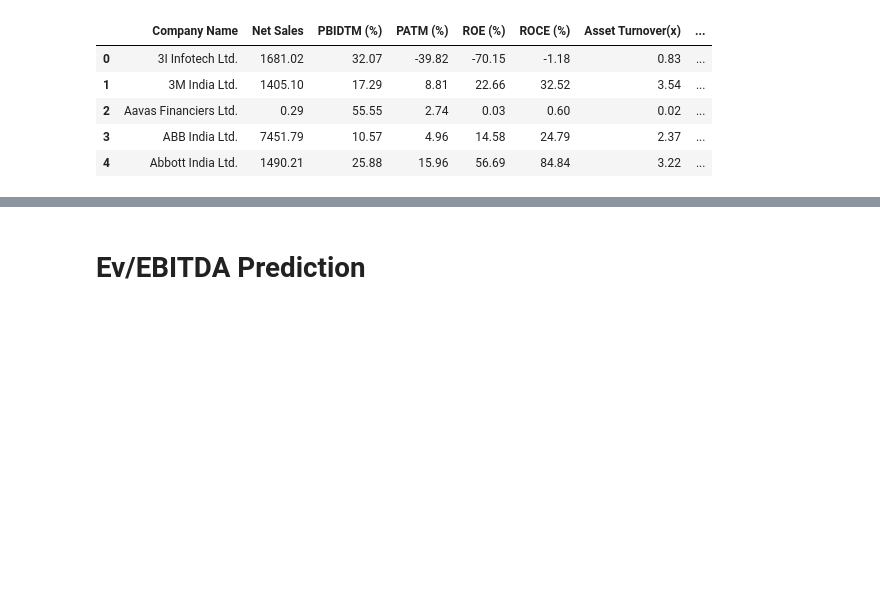
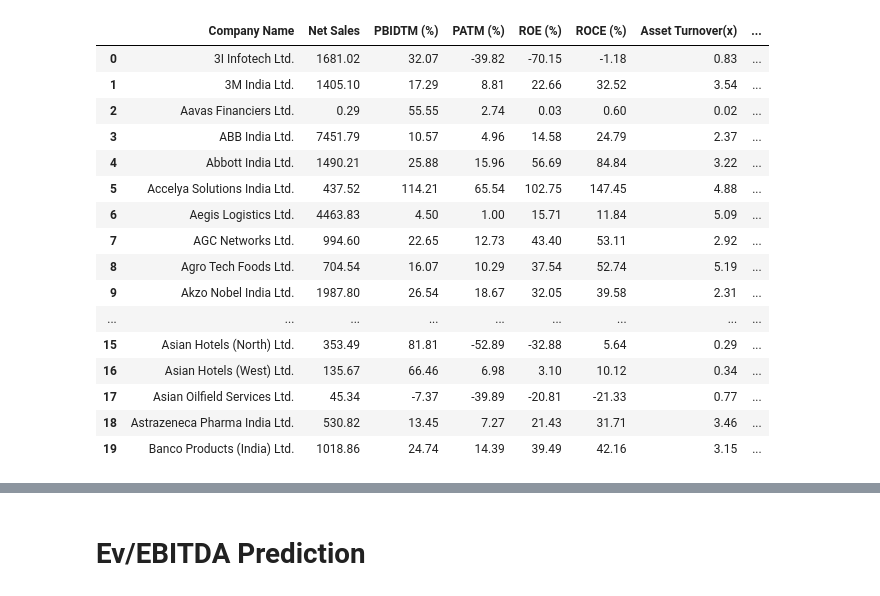
Before and after one commit to RohanTrix/Stock-market-predictor, a Jupyter notebook: MNC_Day3.ipynb, the cells around one changed output, grey strips where cells are left out. Saved outputs shown, nothing was run; the diff lists cells and outputs as text; code cells hidden in the pictures; blank space fills up the shorter version.

```diff
--- a/MNC_Day3.ipynb
+++ b/MNC_Day3.ipynb
@@ -14,14 +14,25 @@ import seaborn as sns
 # %%
 data = pd.read_csv('dataset3.csv')
 # %%
-data.head()
+data.head(20)
 # %% [output]
 |  | Company Name | Net Sales | PBIDTM (%) | PATM (%) | ROE (%) | ROCE (%) | Asset Turnover(x) | ... |
 | 0 | 3I Infotech Ltd. | 1681.02 | 32.07 | -39.82 | -70.15 | -1.18 | 0.83 | ... |
 | 1 | 3M India Ltd. | 1405.10 | 17.29 | 8.81 | 22.66 | 32.52 | 3.54 | ... |
 | 2 | Aavas Financiers Ltd. | 0.29 | 55.55 | 2.74 | 0.03 | 0.60 | 0.02 | ... |
 | 3 | ABB India Ltd. | 7451.79 | 10.57 | 4.96 | 14.58 | 24.79 | 2.37 | ... |
 | 4 | Abbott India Ltd. | 1490.21 | 25.88 | 15.96 | 56.69 | 84.84 | 3.22 | ... |
+| 5 | Accelya Solutions India Ltd. | 437.52 | 114.21 | 65.54 | 102.75 | 147.45 | 4.88 | ... |
+| 6 | Aegis Logistics Ltd. | 4463.83 | 4.50 | 1.00 | 15.71 | 11.84 | 5.09 | ... |
+| 7 | AGC Networks Ltd. | 994.60 | 22.65 | 12.73 | 43.40 | 53.11 | 2.92 | ... |
+| 8 | Agro Tech Foods Ltd. | 704.54 | 16.07 | 10.29 | 37.54 | 52.74 | 5.19 | ... |
+| 9 | Akzo Nobel India Ltd. | 1987.80 | 26.54 | 18.67 | 32.05 | 39.58 | 2.31 | ... |
+| ... | ... | ... | ... | ... | ... | ... | ... | ... |
+| 15 | Asian Hotels (North) Ltd. | 353.49 | 81.81 | -52.89 | -32.88 | 5.64 | 0.29 | ... |
+| 16 | Asian Hotels (West) Ltd. | 135.67 | 66.46 | 6.98 | 3.10 | 10.12 | 0.34 | ... |
+| 17 | Asian Oilfield Services Ltd. | 45.34 | -7.37 | -39.89 | -20.81 | -21.33 | 0.77 | ... |
+| 18 | Astrazeneca Pharma India Ltd. | 530.82 | 13.45 | 7.27 | 21.43 | 31.71 | 3.46 | ... |
+| 19 | Banco Products (India) Ltd. | 1018.86 | 24.74 | 14.39 | 39.49 | 42.16 | 3.15 | ... |
 # %%
 test = data.iloc[:,:]
 # %%
```
Also changed, not shown: parts of 19 cells of this notebook.
